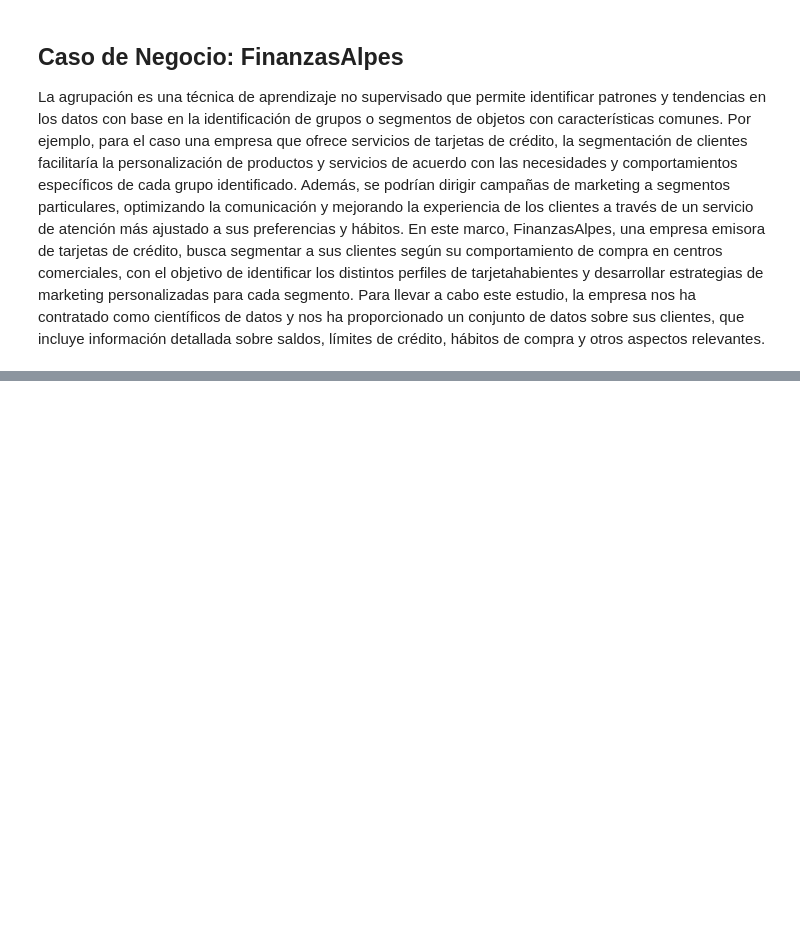
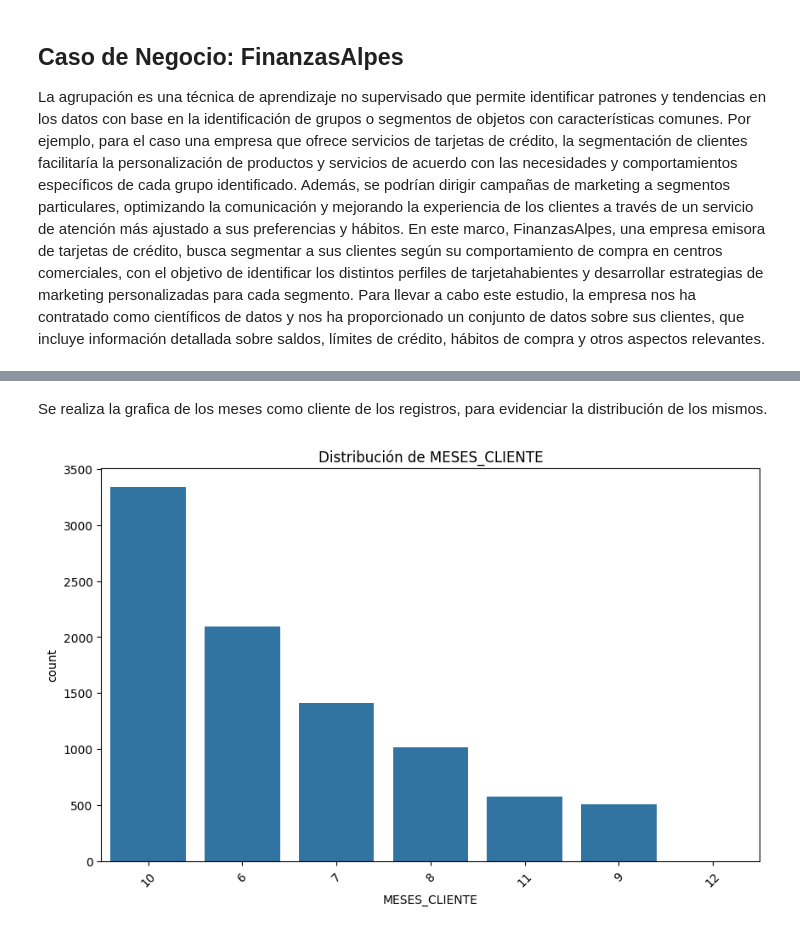
Before and after one commit to NataliaVillegasC/BI-Laboratorio2_Agrupacion, a Jupyter notebook: NataliaLab.ipynb, the cells around one changed output, grey strips where cells are left out. Cells and saved outputs as stored; diff of their text form; code cells hidden in the pictures; blank space fills up the shorter version.

```diff
--- a/NataliaLab.ipynb
+++ b/NataliaLab.ipynb
@@ -42,0 +187,2 @@ Se trabaja con un conjunto de datos que contiene ### registros de clientes banca
+# %%
+atributosCat = ['MESES_CLIENTE']
@@ -42,0 +201,11 @@ Se trabaja con un conjunto de datos que contiene ### registros de clientes banca
+# %% [markdown]
+Se realiza la grafica de los meses como cliente de los registros, para evidenciar la distribución de los mismos.
+# %%
+for col in atributosCat:
+    plt.figure(figsize=(10, 6))
+    sns.countplot(data=df, x=col, order=df[col].value_counts().index)
+    plt.title(f'Distribución de {col}')
+    plt.xticks(rotation=45)
+    plt.show()
+# %% [output]
+[figure, added]
```
Also changed, not shown: parts of 34 cells of this notebook, 1 other file.
